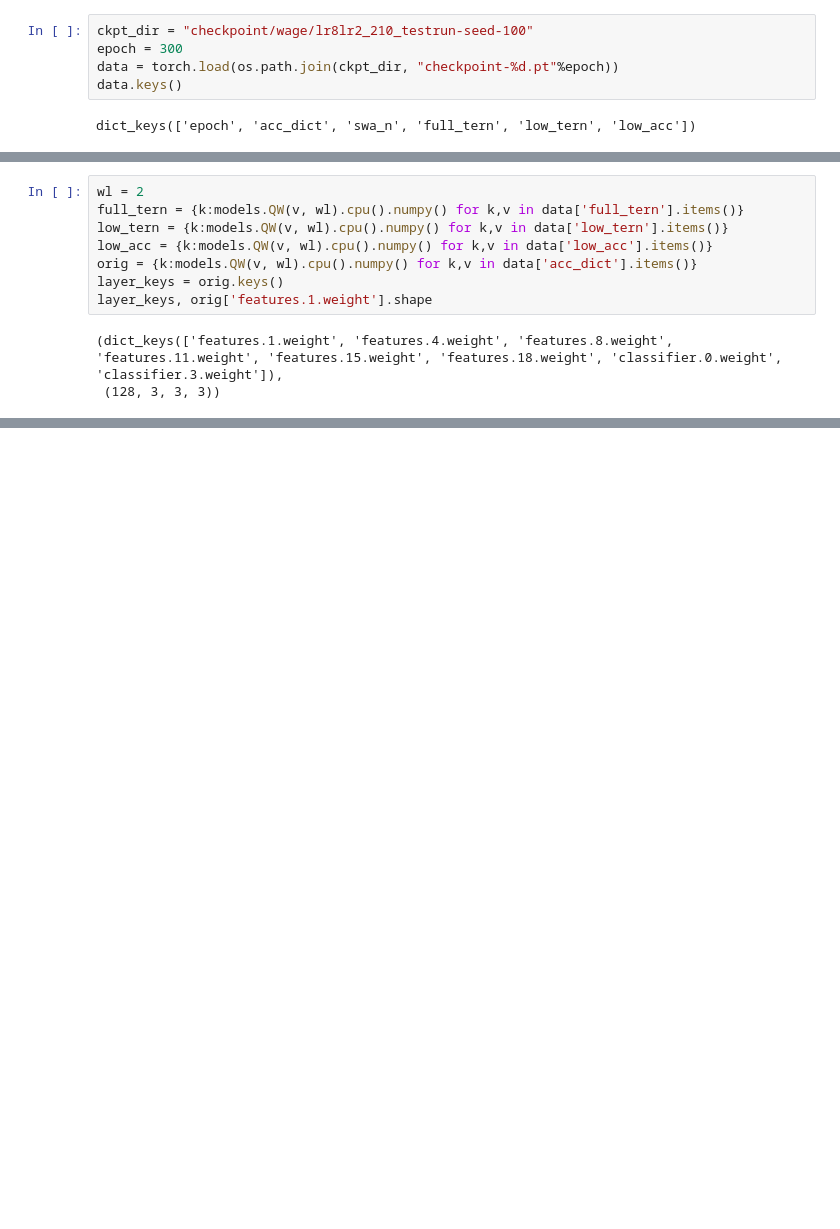
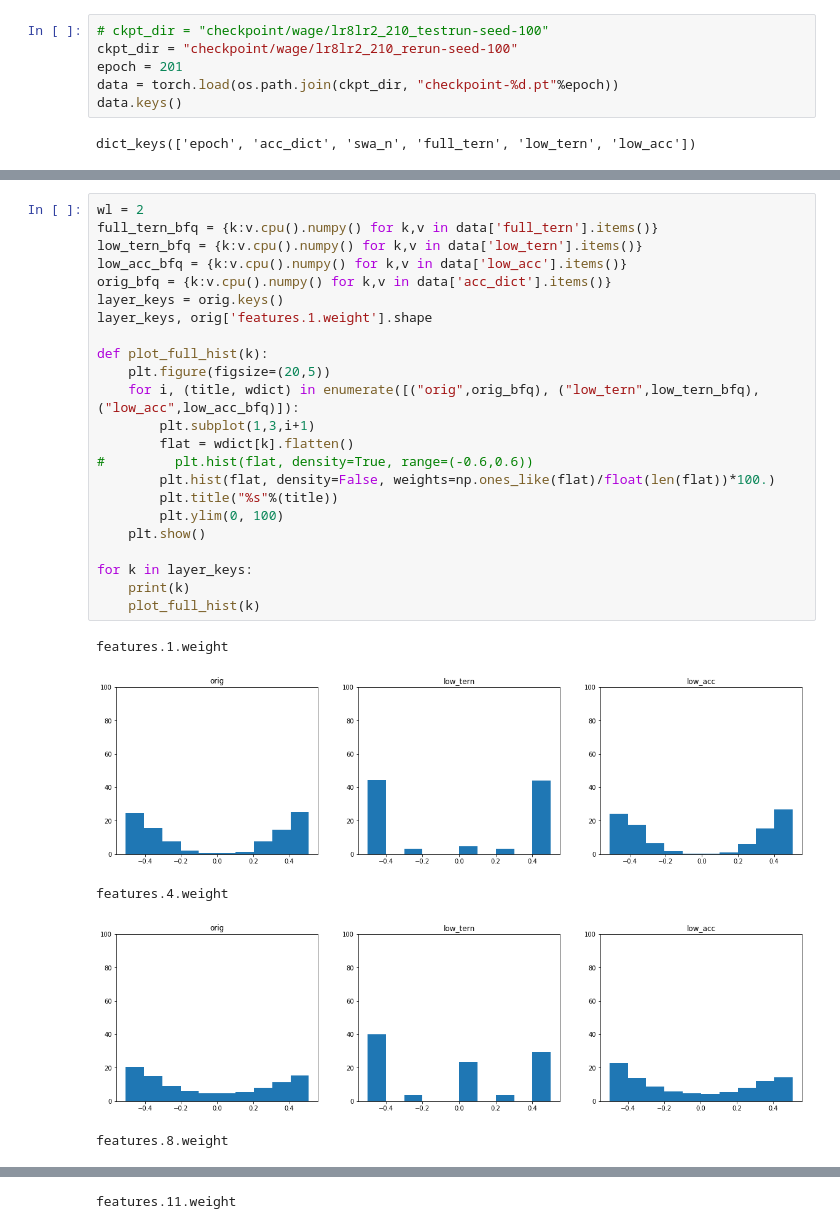
Before and after one commit to stevenygd/WAGE.pytorch, a Jupyter notebook: TernaryQuantization.ipynb, the cells around one changed output, grey strips where cells are left out. Cells and saved outputs as stored; diff of their text form; blank space fills up the shorter version.

```diff
--- a/TernaryQuantization.ipynb
+++ b/TernaryQuantization.ipynb
@@ -6,8 +8,9 @@ import torch
 import os
 import models
 # %%
-ckpt_dir = "checkpoint/wage/lr8lr2_210_testrun-seed-100"
-epoch = 300
+# ckpt_dir = "checkpoint/wage/lr8lr2_210_testrun-seed-100"
+ckpt_dir = "checkpoint/wage/lr8lr2_210_rerun-seed-100"
+epoch = 201
 data = torch.load(os.path.join(ckpt_dir, "checkpoint-%d.pt"%epoch))
 data.keys()
 # %% [output]
@@ -15,11 +64,29 @@ dict_keys(['epoch', 'acc_dict', 'swa_n', 'full_tern', 'low_tern', 'low_acc'])
 # %%
 wl = 2
-full_tern = {k:models.QW(v, wl).cpu().numpy() for k,v in data['full_tern'].items()}
-low_tern = {k:models.QW(v, wl).cpu().numpy() for k,v in data['low_tern'].items()}
-low_acc = {k:models.QW(v, wl).cpu().numpy() for k,v in data['low_acc'].items()}
-orig = {k:models.QW(v, wl).cpu().numpy() for k,v in data['acc_dict'].items()}
+full_tern_bfq = {k:v.cpu().numpy() for k,v in data['full_tern'].items()}
+low_tern_bfq = {k:v.cpu().numpy() for k,v in data['low_tern'].items()}
+low_acc_bfq = {k:v.cpu().numpy() for k,v in data['low_acc'].items()}
+orig_bfq = {k:v.cpu().numpy() for k,v in data['acc_dict'].items()}
 layer_keys = orig.keys()
 layer_keys, orig['features.1.weight'].shape
+
+def plot_full_hist(k):
+    plt.figure(figsize=(20,5))
+    for i, (title, wdict) in enumerate([("orig",orig_bfq), ("low_tern",low_tern_bfq), ("low_acc",low_acc_bfq)]):
+        plt.subplot(1,3,i+1)
+        flat = wdict[k].flatten()
+#         plt.hist(flat, density=True, range=(-0.6,0.6))
+        plt.hist(flat, density=False, weights=np.ones_like(flat)/float(len(flat))*100.)
+        plt.title("%s"%(title))
+        plt.ylim(0, 100)
+    plt.show()
+
+for k in layer_keys:
+    print(k)
+    plot_full_hist(k)
 # %% [output]
-(dict_keys(['features.1.weight', 'features.4.weight', 'features.8.weight', 'features.11.weight', 'features.15.weight', 'features.18.weight', 'classifier.0.weight', 'classifier.3.weight']),
- (128, 3, 3, 3))
+features.1.weight
+[figure, added]
+features.4.weight
+[figure, added]
+features.8.weight
@@ -25,0 +94 @@ layer_keys, orig['features.1.weight'].shape
+features.11.weight
```
Also changed, not shown: parts of 7 cells of this notebook, 4 other files.
